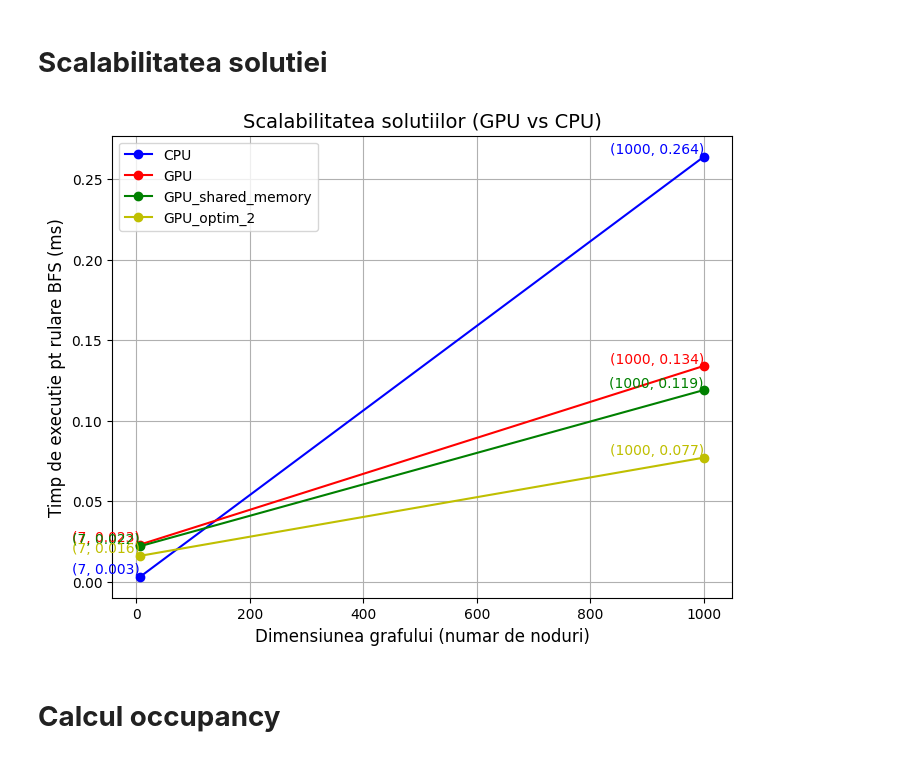
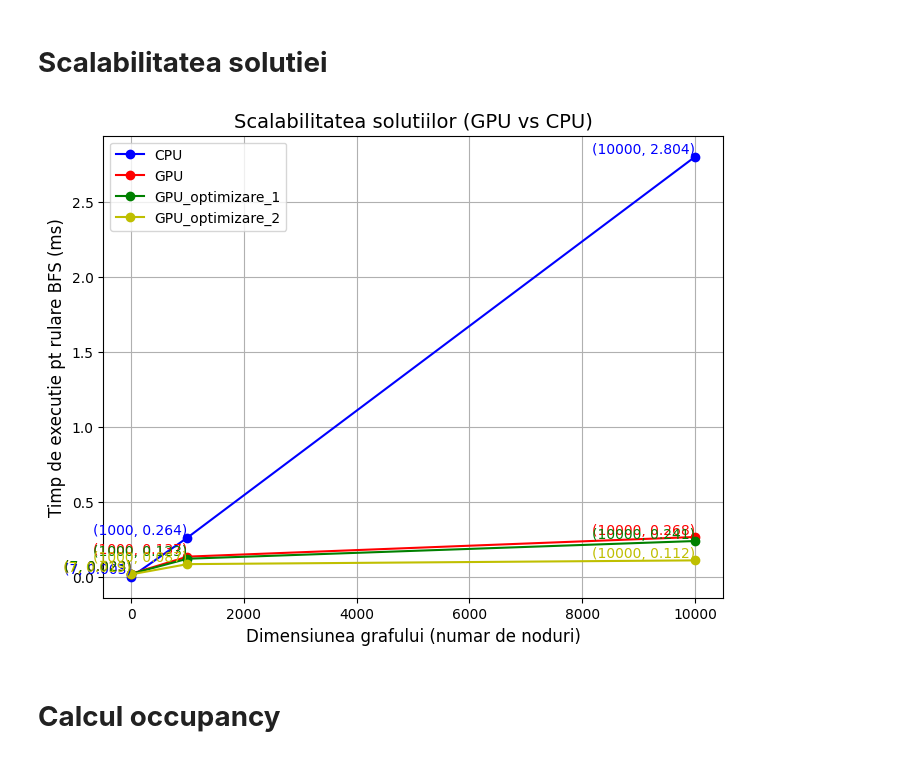
Before and after one commit to UrsachiGabriela/PGPU_proiect, a Jupyter notebook: Optimizari_BFS_GPU.ipynb, the cells around one changed output. Saved outputs shown, nothing was run; the diff lists cells and outputs as text; code cells hidden in the pictures.

```diff
--- a/Optimizari_BFS_GPU.ipynb
+++ b/Optimizari_BFS_GPU.ipynb
@@ -1259,42 +1037,42 @@ Graph [1000 nodes]: GPU took 207.446000 ms to execute
 import matplotlib.pyplot as plt
 
 
-nodes = [7, 1000]
+nodes = [7, 1000, 10000]
 
-cpu_times = [0.003, 0.264]
-gpu_times = [0.023, 0.134]
-gpu_times_shared_mem = [0.022, 0.119]
-gpu_times_optim_2 = [0.016, 0.077]
+cpu_times = [0.003, 0.264, 2.804]
+gpu_times = [0.023, 0.137, 0.268]
+gpu_times_shared_mem = [0.023, 0.123, 0.241]
+gpu_times_optim_2 = [0.019, 0.087, 0.112]
 
 
 plt.figure(figsize=(8,6))
 plt.plot(nodes, cpu_times, label='CPU', marker='o', color='b')
 plt.plot(nodes, gpu_times, label='GPU', marker='o', color='r')
-plt.plot(nodes, gpu_times_shared_mem, label='GPU_shared_memory', marker='o', color='g')
-plt.plot(nodes, gpu_times_optim_2, label='GPU_optim_2', marker='o', color='y')
+plt.plot(nodes, gpu_times_shared_mem, label='GPU_optimizare_1', marker='o', color='g')
+plt.plot(nodes, gpu_times_optim_2, label='GPU_optimizare_2', marker='o', color='y')
 
 
 for x, y in zip(nodes, cpu_times):
     plt.text(x, y, f'({x}, {y:.3f})', fontsize=10, ha='right', va='bottom', color='b')
 for x, y in zip(nodes, gpu_times):
     plt.text(x, y, f'({x}, {y:.3f})', fontsize=10, ha='right', va='bottom', color='r')
 for x, y in zip(nodes, gpu_times_shared_mem):
     plt.text(x, y, f'({x}, {y:.3f})', fontsize=10, ha='right', va='bottom', color='g')
 for x, y in zip(nodes, gpu_times_optim_2):
     plt.text(x, y, f'({x}, {y:.3f})', fontsize=10, ha='right', va='bottom', color='y')
 
 plt.xlabel('Dimensiunea grafului (numar de noduri)', fontsize=12)
 plt.ylabel('Timp de executie pt rulare BFS (ms)', fontsize=12)
 plt.title('Scalabilitatea solutiilor (GPU vs CPU)', fontsize=14)
 
 
 plt.legend()
 
 
 plt.grid(True)
 plt.show()
 # %% [output]
-[figure, old version]
+[figure, new version]
 # %% [markdown]
 # **Calcul occupancy**
 # %%
```
Also changed, not shown: parts of 12 cells of this notebook.
